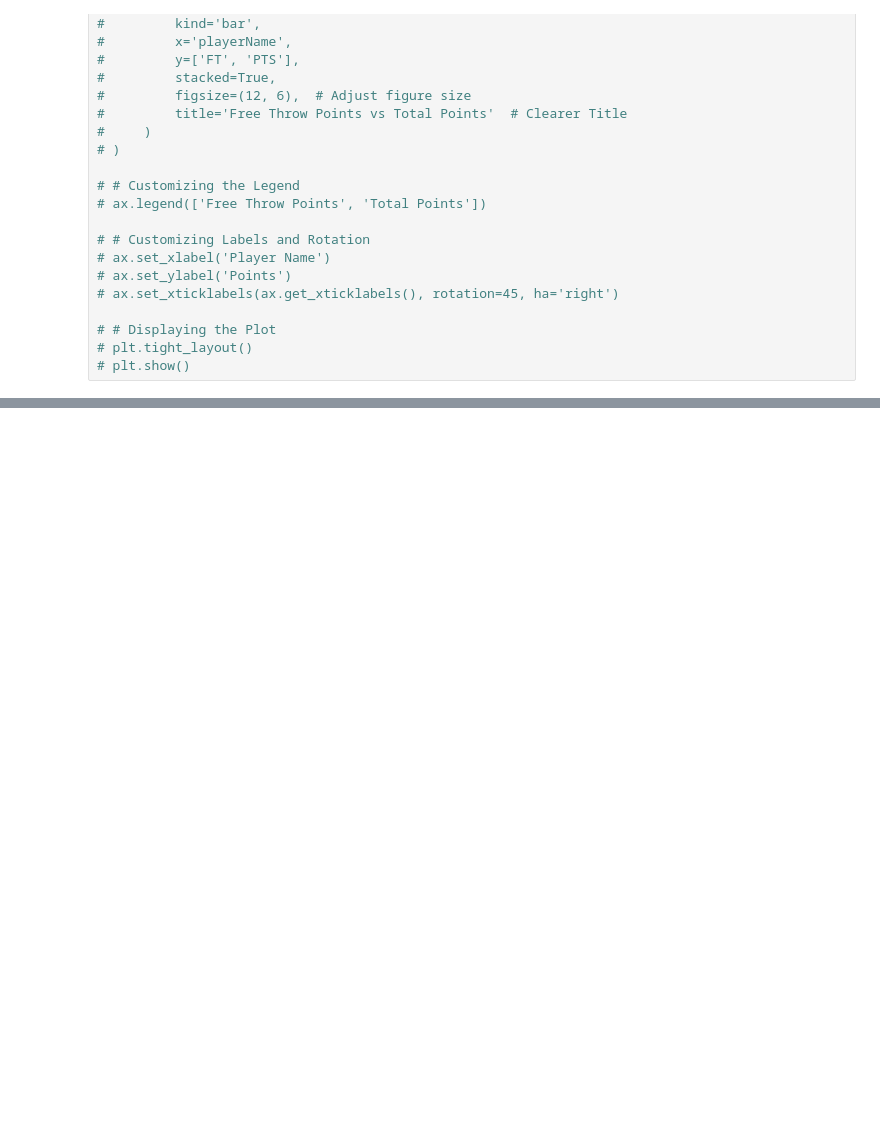
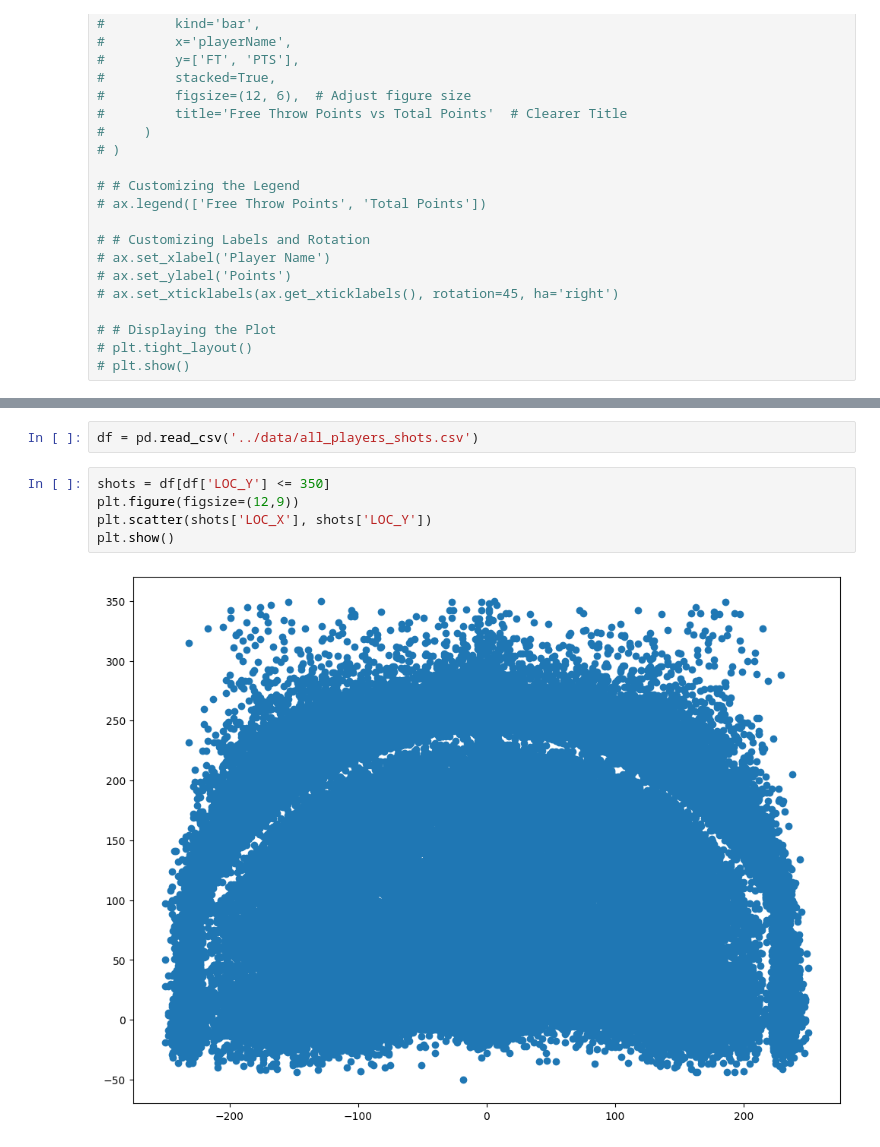
Before and after one commit to TheBoyRoy05/ShootYoShot, a Jupyter notebook: Backend/ty_nb.ipynb, the cells around one changed output, grey strips where cells are left out. Saved outputs shown, nothing was run; the diff lists cells and outputs as text; blank space fills up the shorter version.

```diff
--- a/Backend/ty_nb.ipynb
+++ b/Backend/ty_nb.ipynb
@@ -158,0 +162,9 @@ plt.show()
+# %%
+df = pd.read_csv('../data/all_players_shots.csv')
+# %%
+shots = df[df['LOC_Y'] <= 350]
+plt.figure(figsize=(12,9))
+plt.scatter(shots['LOC_X'], shots['LOC_Y'])
+plt.show()
+# %% [output]
+[figure, added]
```
Also changed, not shown: parts of 22 cells of this notebook.
